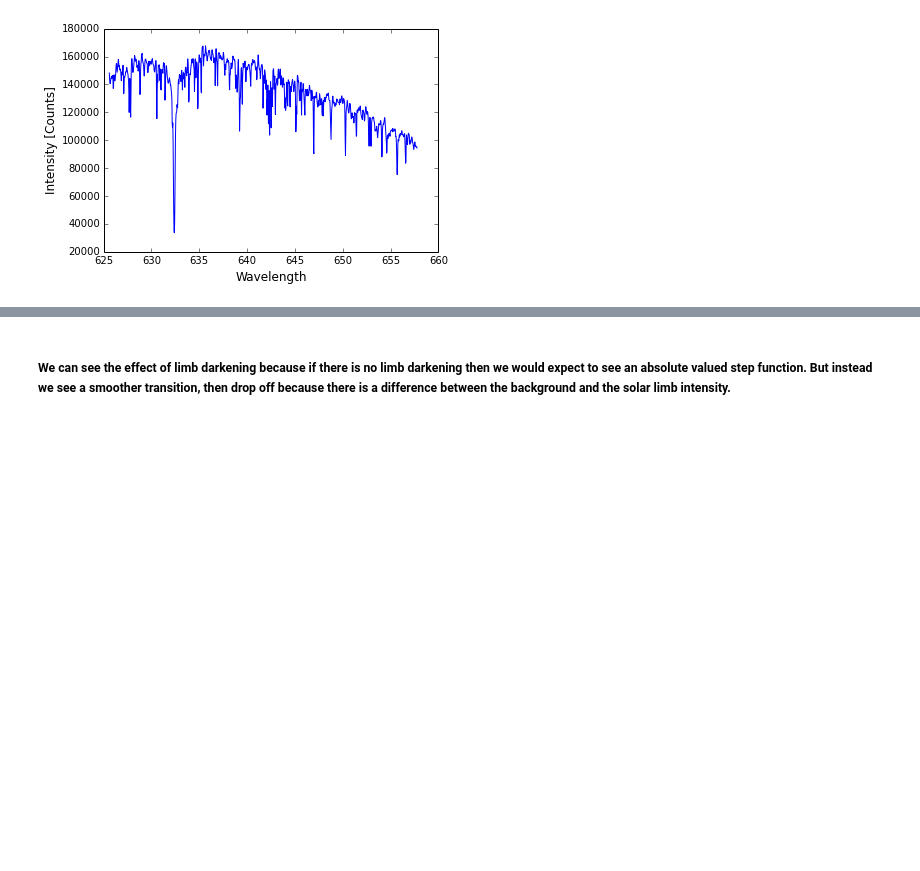
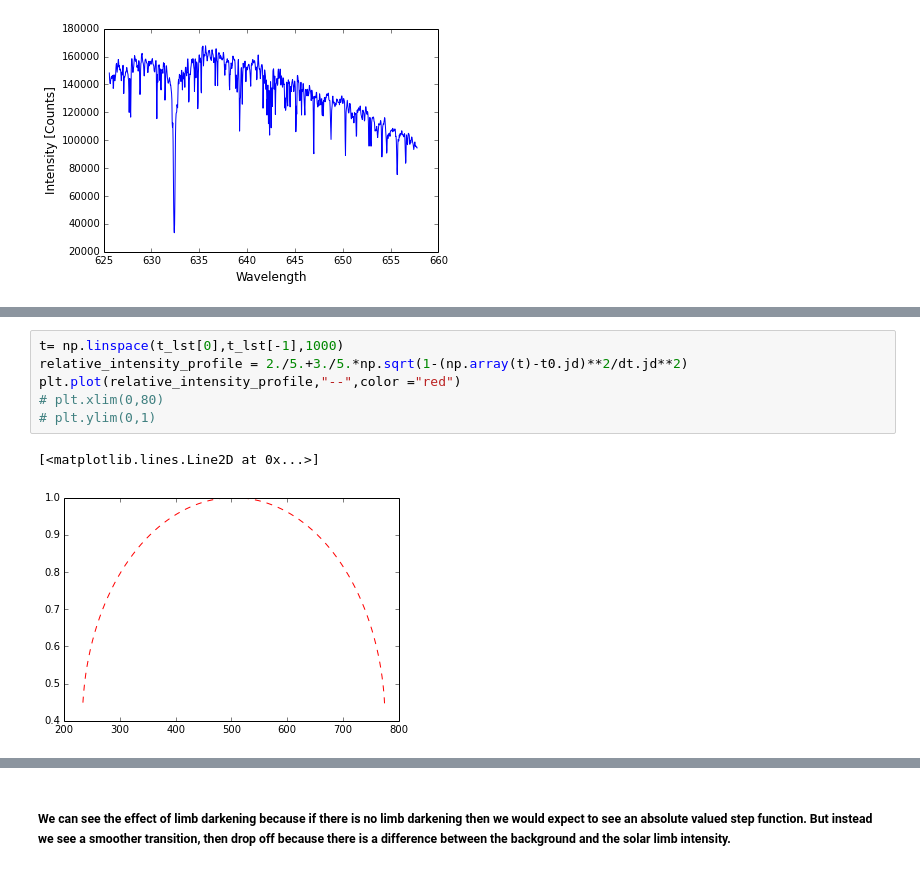
Before and after one commit to dorisjlee/AY120, a Jupyter notebook: lab4/SolarScan Analysis.ipynb, the cells around one changed output, grey strips where cells are left out. Drawn from its saved outputs; the diff is of its cells as text; blank space fills up the shorter version.

```diff
--- a/lab4/SolarScan Analysis.ipynb
+++ b/lab4/SolarScan Analysis.ipynb
@@ -125,0 +189,9 @@ plt.plot(p(arange(0,1024)),spectra_1d[:1024]) #removing the overscan pixels
+# %%
+t= np.linspace(t_lst[0],t_lst[-1],1000)
+relative_intensity_profile = 2./5.+3./5.*np.sqrt(1-(np.array(t)-t0.jd)**2/dt.jd**2)
+plt.plot(relative_intensity_profile,"--",color ="red")
+# plt.xlim(0,80)
+# plt.ylim(0,1)
+# %% [output]
+[<matplotlib.lines.Line2D at 0x...>]
+[figure, added]
```
Also changed, not shown: parts of 24 cells of this notebook, 8 other files.
